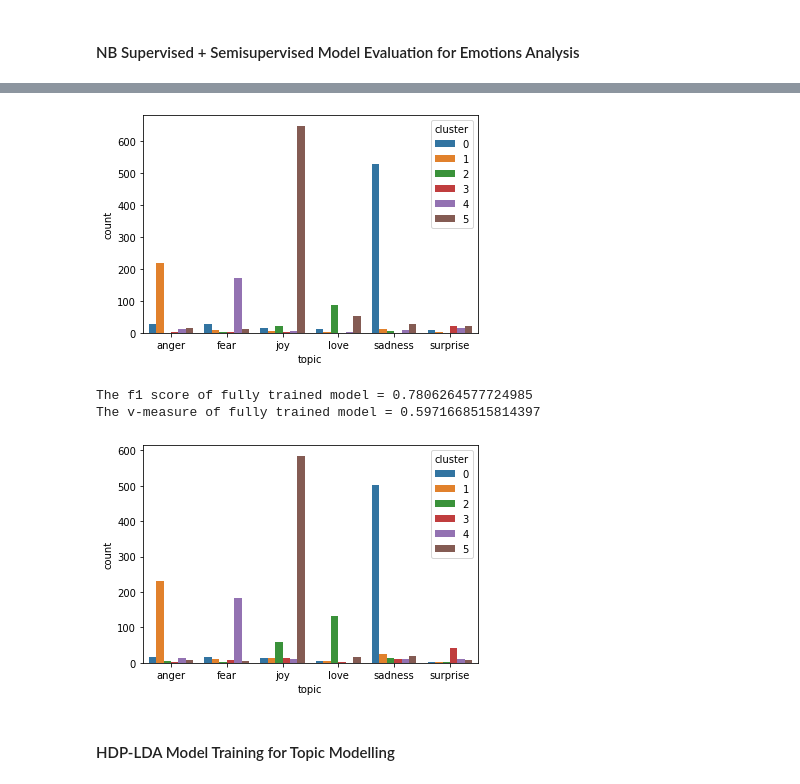
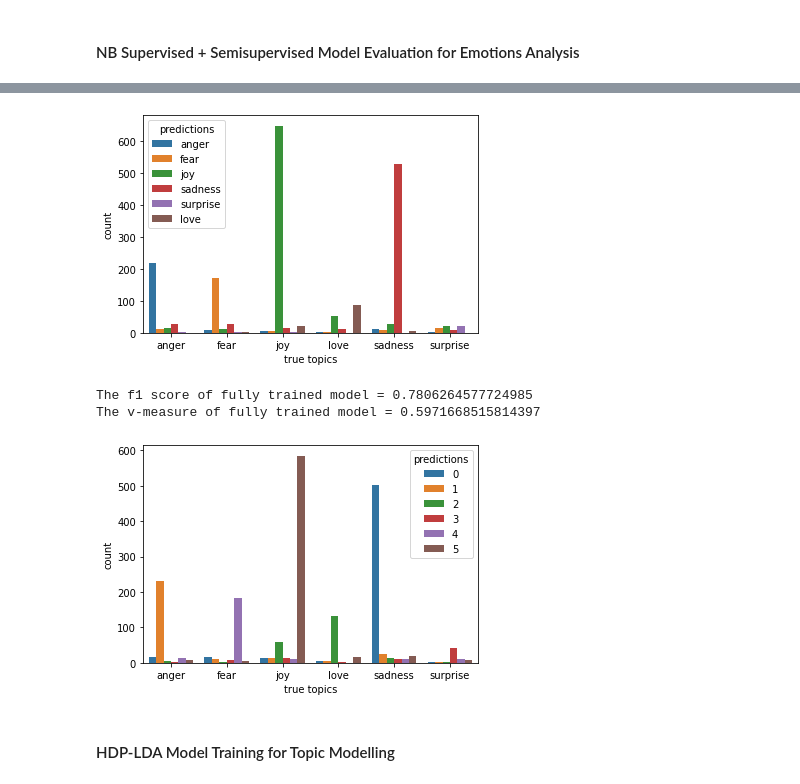
Before and after one commit to hiennguyen26/Emotions_Topics_Modeling, a Jupyter notebook: final_project.ipynb, the cells around one changed output, grey strips where cells are left out. Drawn from its saved outputs; the diff is of its cells as text; code cells hidden in the pictures.

```diff
--- a/final_project.ipynb
+++ b/final_project.ipynb
@@ -67,10 +67,10 @@ def clean_nonentry_lemmatized(df):
 
 def breakdown_clusters_by_ground_truth(y_true, cluster_labels, display=True) :
     assert len(y_true) == len(cluster_labels), "Length of Target and cluster labels don't match"
-    df = pd.DataFrame({'topic' : y_true, 'cluster' : cluster_labels})
-    counts = df.groupby(['topic', 'cluster']).size().reset_index().rename(columns={0:'count'})
+    df = pd.DataFrame({'true topics' : y_true, 'predictions' : cluster_labels})
+    counts = df.groupby(['true topics', 'predictions']).size().reset_index().rename(columns={0:'count'})
     if display :
-        sns.barplot(x="topic", y="count", hue="cluster", data=counts)
+        sns.barplot(x="true topics", y="count", hue="predictions", data=counts)
     return v_measure_score(y_true, cluster_labels)
 
 def eval_coherence(topics_dict, word_list, coherence_type='c_v'):
@@ -258,7 +260,8 @@ The v-measure of fully trained model = 0.5700987286997194
 # %%
 # Hard-EM Model Results on semi-supervised test set
 prediction_test_hard = m_hard.predict(X_test)
-test_eval_hard = lambda cluster_labels, d=True: breakdown_clusters_by_ground_truth(test.sentiment, prediction_test_hard, d)
+predictions_emotions_hard = [topics[i] for i in prediction_test_hard]
+test_eval_hard = lambda cluster_labels, d=True: breakdown_clusters_by_ground_truth(test.sentiment, predictions_emotions_hard, d)
 print(f'The f1 score of fully trained model = {f1_score(y_test, prediction_test_hard,average="macro")}')
 print(f'The v-measure of fully trained model = {test_eval_hard(prediction_test_hard, d=True)}')
 # %% [output]
@@ -267,4 +270,4 @@ The v-measure of fully trained model = 0.5893649307648581
-[figure, old version]
+[figure, new version]
 # %%
 # Results for supervised model on test set
 train_eval = lambda cluster_labels, d=True: breakdown_clusters_by_ground_truth(y_topic_train, cluster_labels, d)
@@ -275,7 +278,7 @@ print(f'The v-measure of fully trained model = {test_eval(y_hat_spvised, d=True)
 # %% [output]
 The f1 score of fully trained model = 0.7806264577724985
 The v-measure of fully trained model = 0.5971668515814397
-[figure, old version]
+[figure, new version]
 # %% [markdown]
 <h4> HDP-LDA Model Training for Topic Modelling </h4>
 # %%
```
Also changed, not shown: parts of 13 cells of this notebook, 1 other file.
